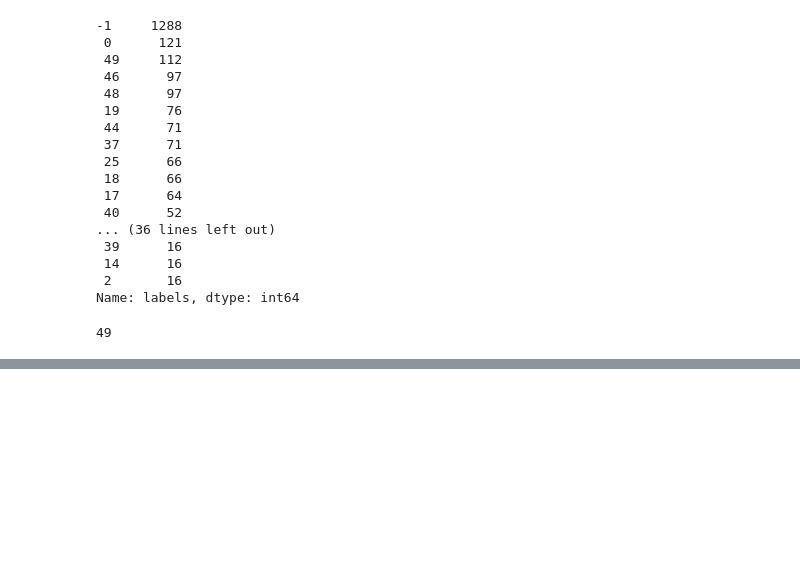
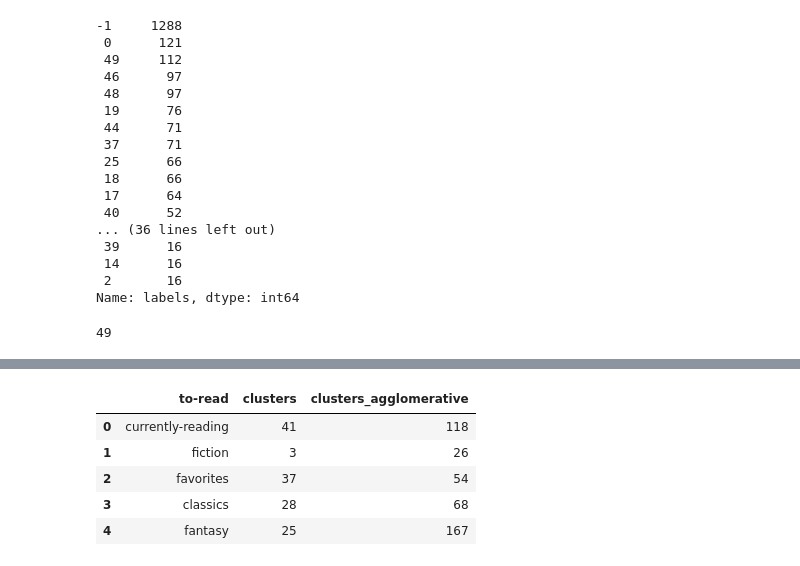
Before and after one commit to fldiaz/NLP-examples, a Jupyter notebook: 1_fastext_bert_listados.ipynb, the cells around one changed output, grey strips where cells are left out. Cells and saved outputs as stored; diff of their text form; code cells hidden in the pictures; blank space fills up the shorter version.

```diff
--- a/1_fastext_bert_listados.ipynb
+++ b/1_fastext_bert_listados.ipynb
@@ -414,0 +428,9 @@ bert_clustering.loc[bert_clustering.labels==-1]
+# %%
+listados_simplificados.head()
+# %% [output]
+|  | to-read | clusters | clusters_agglomerative |
+| 0 | currently-reading | 41 | 118 |
+| 1 | fiction | 3 | 26 |
+| 2 | favorites | 37 | 54 |
+| 3 | classics | 28 | 68 |
+| 4 | fantasy | 25 | 167 |
```
Also changed, not shown: parts of 24 cells of this notebook.
